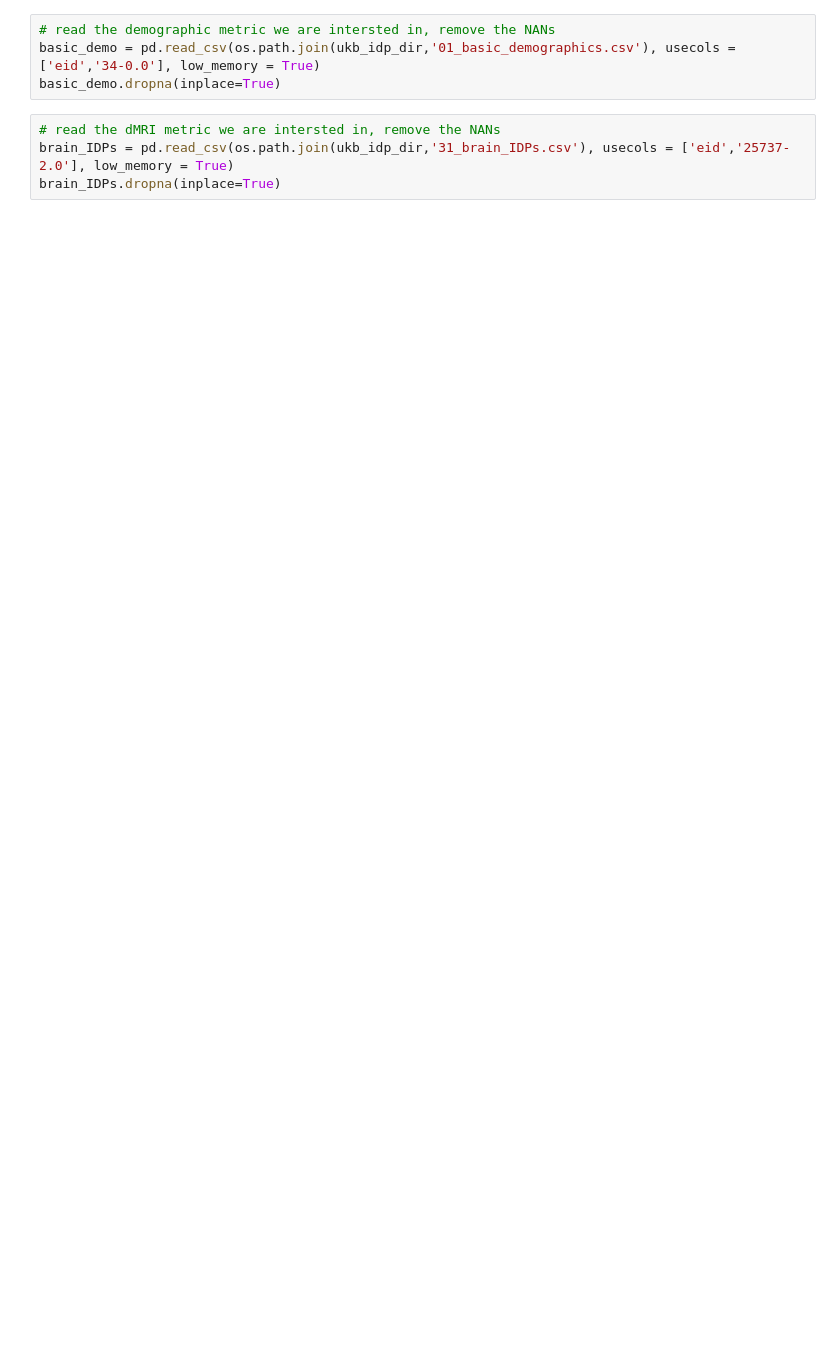
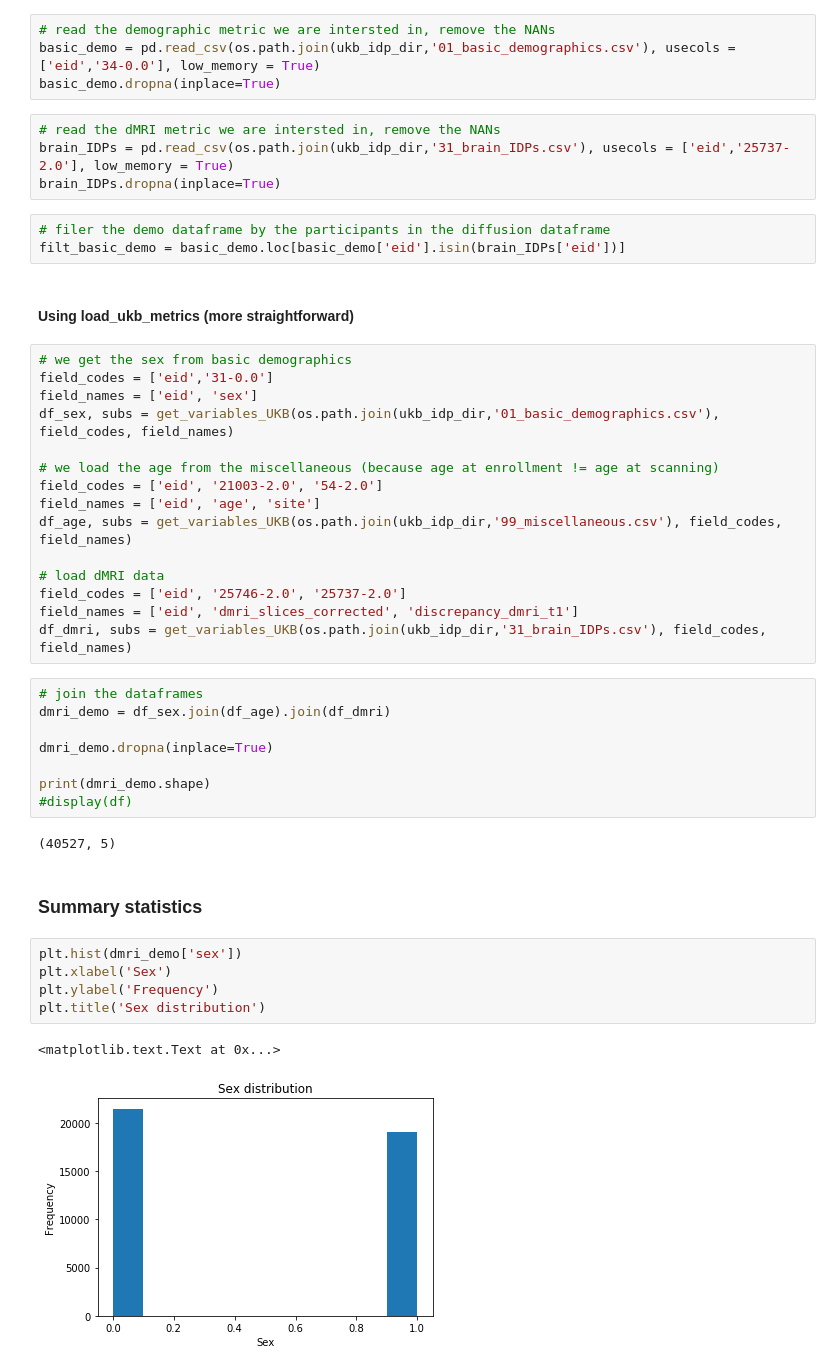
Before and after one commit to ramonacirstian/Diffusion, a Jupyter notebook: basic_stats.ipynb, the cells around one changed output. Cells and saved outputs as stored; diff of their text form; blank space fills up the shorter version.

Commit message:
filter participants with diffusion data and compute summary statistics

```diff
--- a/basic_stats.ipynb
+++ b/basic_stats.ipynb
@@ -57,3 +68,43 @@ basic_demo.dropna(inplace=True)
 # read the dMRI metric we are intersted in, remove the NANs
 brain_IDPs = pd.read_csv(os.path.join(ukb_idp_dir,'31_brain_IDPs.csv'), usecols = ['eid','25737-2.0'], low_memory = True)
 brain_IDPs.dropna(inplace=True)
+# %%
+# filer the demo dataframe by the participants in the diffusion dataframe
+filt_basic_demo = basic_demo.loc[basic_demo['eid'].isin(brain_IDPs['eid'])]
+# %% [markdown]
+#### Using load_ukb_metrics (more straightforward)
+# %%
+# we get the sex from basic demographics
+field_codes = ['eid','31-0.0']
+field_names = ['eid', 'sex']
+df_sex, subs = get_variables_UKB(os.path.join(ukb_idp_dir,'01_basic_demographics.csv'), field_codes, field_names)
+
+# we load the age from the miscellaneous (because age at enrollment != age at scanning)
+field_codes = ['eid', '21003-2.0', '54-2.0']
+field_names = ['eid', 'age', 'site']
+df_age, subs = get_variables_UKB(os.path.join(ukb_idp_dir,'99_miscellaneous.csv'), field_codes, field_names)
+
+# load dMRI data
+field_codes = ['eid', '25746-2.0', '25737-2.0']
+field_names = ['eid', 'dmri_slices_corrected', 'discrepancy_dmri_t1']
+df_dmri, subs = get_variables_UKB(os.path.join(ukb_idp_dir,'31_brain_IDPs.csv'), field_codes, field_names)
+# %%
+# join the dataframes
+dmri_demo = df_sex.join(df_age).join(df_dmri)
+
+dmri_demo.dropna(inplace=True)
+
+print(dmri_demo.shape)
+#display(df)
+# %% [output]
+(40527, 5)
+# %% [markdown]
+### Summary statistics
+# %%
+plt.hist(dmri_demo['sex'])
+plt.xlabel('Sex')
+plt.ylabel('Frequency')
+plt.title('Sex distribution')
+# %% [output]
+<matplotlib.text.Text at 0x...>
+[figure, added]
```
Also changed, not shown: parts of 14 cells of this notebook.
